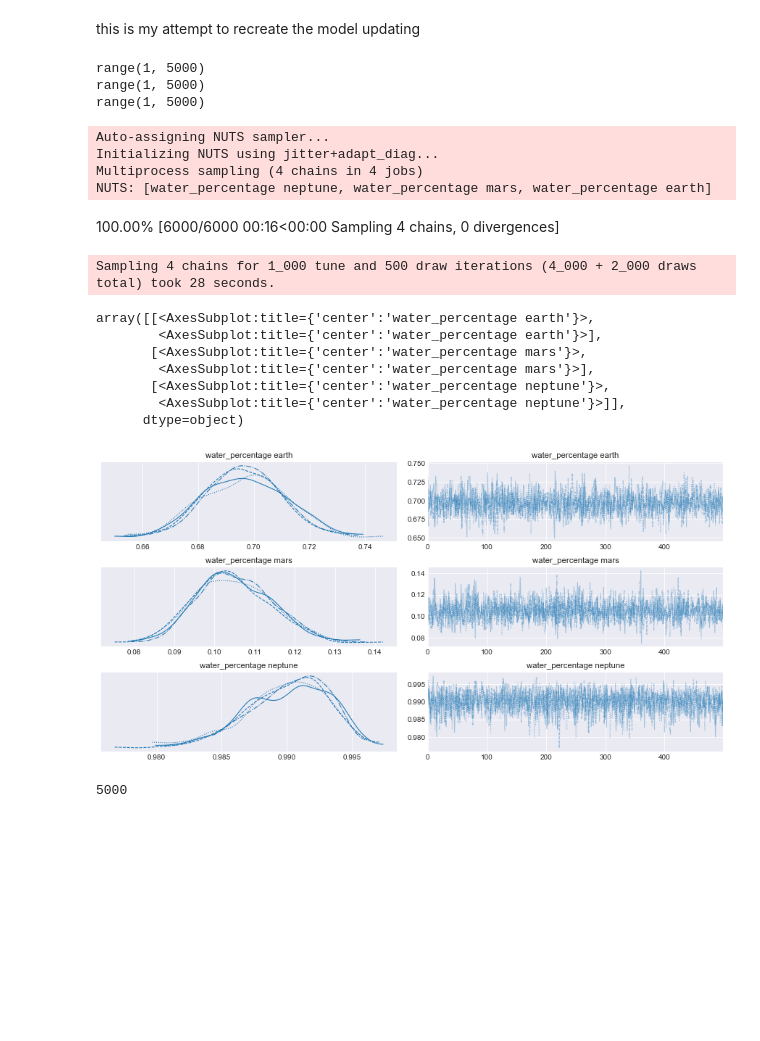
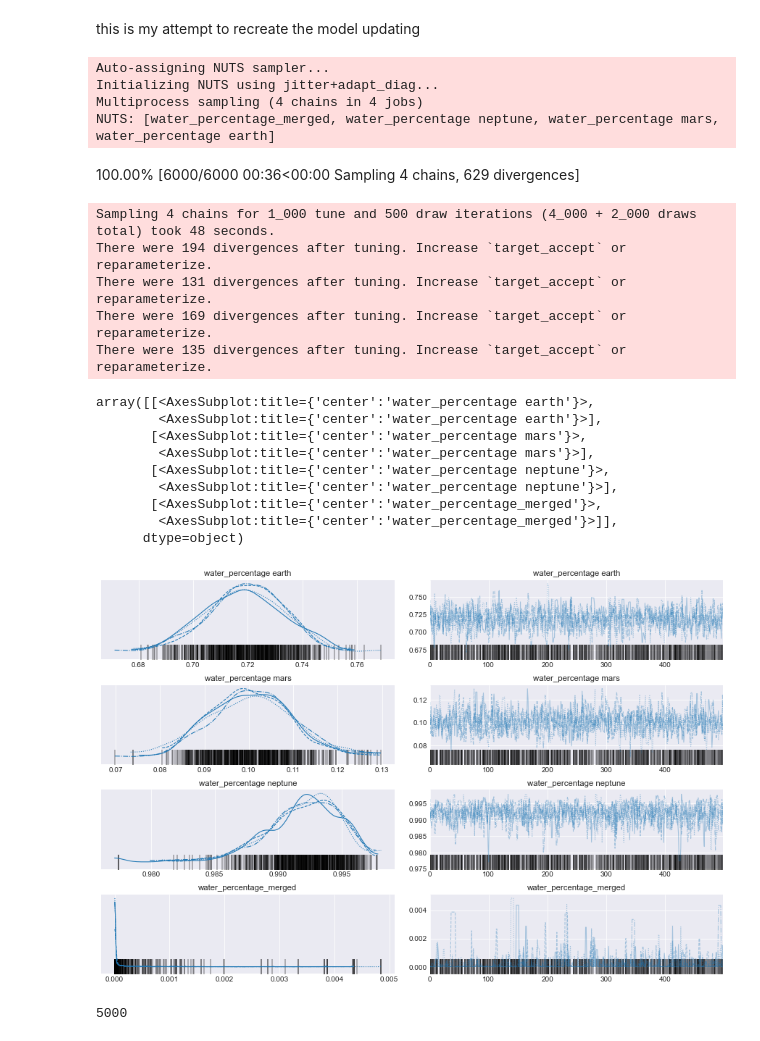
Before and after one commit to LordHerman123/Thesis, a Jupyter notebook: pyMC3_trial.ipynb, the cells around one changed output. Drawn from its saved outputs; the diff is of its cells as text; code cells hidden in the pictures; blank space fills up the shorter version.

Commit message:
trying to merge 2 variables no concrete results yet

```diff
--- a/pyMC3_trial.ipynb
+++ b/pyMC3_trial.ipynb
@@ -138,60 +159,90 @@ this is my attempt to recreate the model updating
 # %%
 #generating 3 different planets of our solar system
 # earth with 70 percent water, mars with 10 percent water and neptune with 99 percent water
-Y_earth =  np.random.binomial([1]*5000,0.7)
-water_obs_earth =  np.cumsum(Y_earth)
-total_obs_earth = range(1,5000,1)
 
-Y_mars =  np.random.binomial([1]*5000,0.1)
-water_obs_mars =  np.cumsum(Y_mars)
-total_obs_mars = range(1,5000,1)
+# Generate data for Earth
+Y_earth = np.random.binomial([1]*5000, 0.7)
+water_obs_earth = np.cumsum(Y_earth)
+total_obs_earth = range(1, 5001)
 
-Y_neptune =  np.random.binomial([1]*5000,0.99)
-water_obs_neptune =  np.cumsum(Y_neptune)
-total_obs_neptune = range(1,5000,1)
+# Generate data for Mars
+Y_mars = np.random.binomial([1]*5000, 0.1)
+water_obs_mars = np.cumsum(Y_mars)
+total_obs_mars = range(1, 5001)
 
-
-print(total_obs_earth)
-print(total_obs_mars)
-print(total_obs_neptune)
-#0 = land 1 = water
+# Generate data for Neptune
+Y_neptune = np.random.binomial([1]*5000, 0.99)
+water_obs_neptune = np.cumsum(Y_neptune)
+total_obs_neptune = range(1, 5001)
-# %% [output]
-range(1, 5000)
-range(1, 5000)
-range(1, 5000)
+# %%
+set_choice = np.random.randint(2, size=5000)
+
+# Initialize lists for water observations and total observations
+water_obs_nep_mar = []
+total_obs_nep_mar = []
+
+# Loop through the set_choice array and assign water observations and total observations accordingly
+for choice in set_choice:
+    if choice == 0:  # Set 1
+        Y = np.random.binomial(1, 0.1)  # Mars parameters used
+        water_obs_nep_mar.append(Y)
+        total_obs_nep_mar.append(np.sum(water_obs_nep_mar))
+    else:  # Set 2
+        Y = np.random.binomial(1, 0.99)  # Neptune parameters used
+        water_obs_nep_mar.append(Y)
+        total_obs_nep_mar.append(np.sum(water_obs_nep_mar))
+
+# Convert lists to numpy arrays
+water_obs_nep_mar = np.array(water_obs_nep_mar)
+total_obs_nep_mar = np.array(total_obs_nep_mar)
+
+# Apply the same functions to the merged data
+# For example, you can calculate the cumulative sum
+cumulative_water_nep_mar = np.cumsum(water_obs_nep_mar)
 # %%
 model_planet = Model()
 with model_planet:
     #setting up the prior for each planet to be uniform
     water_percentage_earth = pm.Beta("water_percentage earth",alpha=5,beta=2)
     water_percentage_mars = pm.Beta("water_percentage mars",alpha=5,beta=2)
     water_percentage_neptune = pm.Beta("water_percentage neptune",alpha=5,beta=2)
 
+    #trying to combine the data seems not effective
+    water_percentage_merged = pm.Beta("water_percentage_merged",  alpha=water_percentage_mars,beta=water_percentage_neptune)
     #observing seperately what the estimation is
     Y_obs_earth = Binomial("Y_obs_earth",n=total_obs_earth[1000],p=water_percentage_earth,observed=water_obs_earth[1000])
     Y_obs_mars = Binomial("Y_obs_mars",n=total_obs_mars[1000],p=water_percentage_mars,observed=water_obs_mars[1000])
     Y_obs_neptune = Binomial("Y_obs_neptune",n=total_obs_neptune[1000],p=water_percentage_neptune,observed=water_obs_neptune[1000])
+
+    #attempt to combine 2 variables in one beta function and observe using mixed data no proper results also slows down process
+    Y_obs_merged = Binomial("Y_obs_neptune_mars",n=total_obs_nep_mar[1000],p=water_percentage_merged,observed=water_obs_nep_mar[1000])
     #sampling from each observed variable
 
     trace = sample(500,cores=4)
 
     #I don't know how to convolute these curves to form a whole yet.
 az.plot_trace(trace)
 # %% [output]
 Auto-assigning NUTS sampler...
 Initializing NUTS using jitter+adapt_diag...
 Multiprocess sampling (4 chains in 4 jobs)
-NUTS: [water_percentage neptune, water_percentage mars, water_percentage earth]
+NUTS: [water_percentage_merged, water_percentage neptune, water_percentage mars, water_percentage earth]
-100.00% [6000/6000 00:16<00:00 Sampling 4 chains, 0 divergences]
+100.00% [6000/6000 00:36<00:00 Sampling 4 chains, 629 divergences]
-Sampling 4 chains for 1_000 tune and 500 draw iterations (4_000 + 2_000 draws total) took 28 seconds.
+Sampling 4 chains for 1_000 tune and 500 draw iterations (4_000 + 2_000 draws total) took 48 seconds.
+There were 194 divergences after tuning. Increase `target_accept` or reparameterize.
+There were 131 divergences after tuning. Increase `target_accept` or reparameterize.
+There were 169 divergences after tuning. Increase `target_accept` or reparameterize.
+There were 135 divergences after tuning. Increase `target_accept` or reparameterize.
 array([[<AxesSubplot:title={'center':'water_percentage earth'}>,
         <AxesSubplot:title={'center':'water_percentage earth'}>],
        [<AxesSubplot:title={'center':'water_percentage mars'}>,
         <AxesSubplot:title={'center':'water_percentage mars'}>],
        [<AxesSubplot:title={'center':'water_percentage neptune'}>,
-        <AxesSubplot:title={'center':'water_percentage neptune'}>]],
+        <AxesSubplot:title={'center':'water_percentage neptune'}>],
+       [<AxesSubplot:title={'center':'water_percentage_merged'}>,
+        <AxesSubplot:title={'center':'water_percentage_merged'}>]],
       dtype=object)
-[figure, old version]
+[figure, new version]
 # %%
 
 Y =  np.random.binomial([1]*5000,0.7)
```
Also changed, not shown: parts of 2 cells of this notebook, 1 other file.
